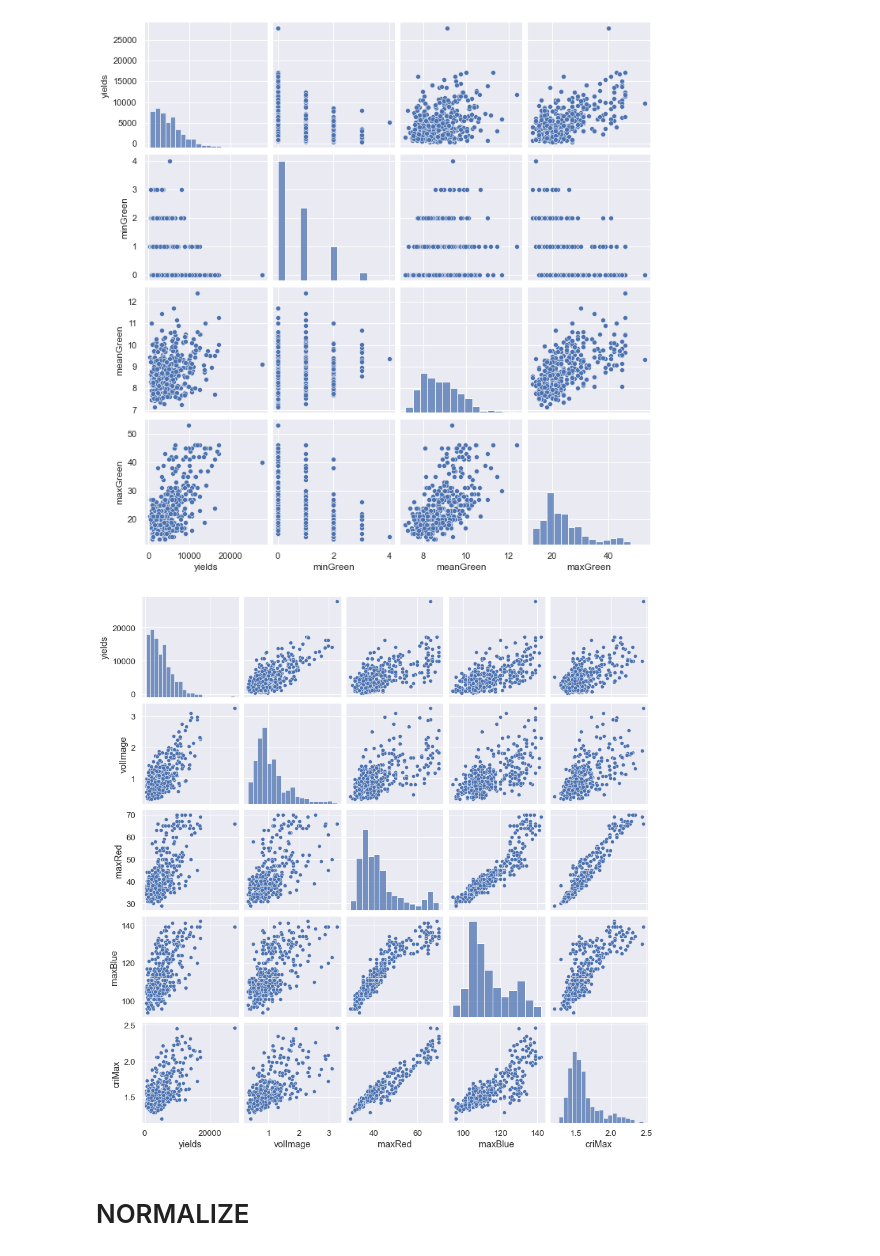
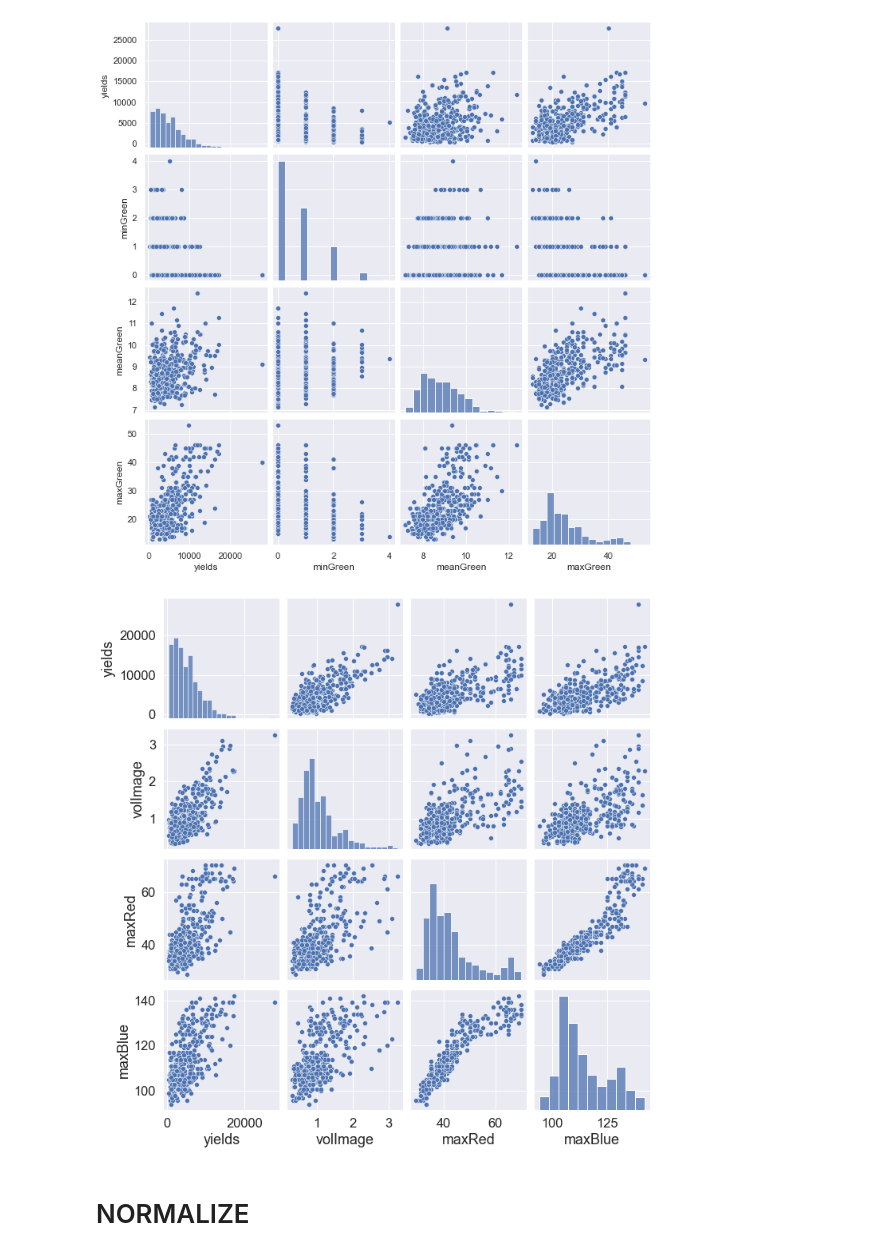
Before and after one commit to julianandres/processingyield, a Jupyter notebook: graficas.ipynb, the cells around one changed output. Saved outputs shown, nothing was run; the diff lists cells and outputs as text; code cells hidden in the pictures.

```diff
--- a/graficas.ipynb
+++ b/graficas.ipynb
@@ -116,6 +100,7 @@ scaled_features = StandardScaler().fit_transform(dframeFinal.values)
 scaled_features_df = pd.DataFrame(scaled_features, index=dframeFinal.index, columns=dframeFinal.columns)
 pyplot.figure(figsize=(10,10))
 my_pal = {"meanRed": "r", "meanGreen": "g", "meanBlue":"b"}
+sns.set(font_scale=2.8)
 sns.boxplot(data=dataframe[['meanRed', 'meanGreen','meanBlue']],orient="v", palette=my_pal)
 # %% [output]
 <AxesSubplot:>
@@ -132,7 +117,7 @@ sns.displot(dframeFinal['yields'])
 # %%
-cols= correlation.nlargest(22,"yields")["yields"].index
+cols= correlation.nlargest(35,"yields")["yields"].index
 cm= np.corrcoef(dframeFinal[cols].values.T)
-sns.set(font_scale=1.6)
+sns.set(font_scale=1.3)
 corr_mat = dframeFinal[cols].corr().stack().reset_index(name="correlation")
 g = sns.relplot(
     data=corr_mat,
@@ -207,12 +192,12 @@ pyplot.show()
 # %% [output]
 [figure]
 # %%
-sns.set(font_scale=1.2)
-colsGreen = ["yields",'volImage', 'maxRed', 'maxBlue','criMax']
+sns.set(font_scale=1.5)
+colsGreen = ["yields",'volImage', 'maxRed', 'maxBlue']
 sns.pairplot(dataframe[colsGreen],height=2.5)
 pyplot.show()
 # %% [output]
-[figure, old version]
+[figure, new version]
 # %% [markdown]
 <h1>NORMALIZE</h1>
 # %%
```
Also changed, not shown: parts of 5 cells of this notebook, 38 other files.
